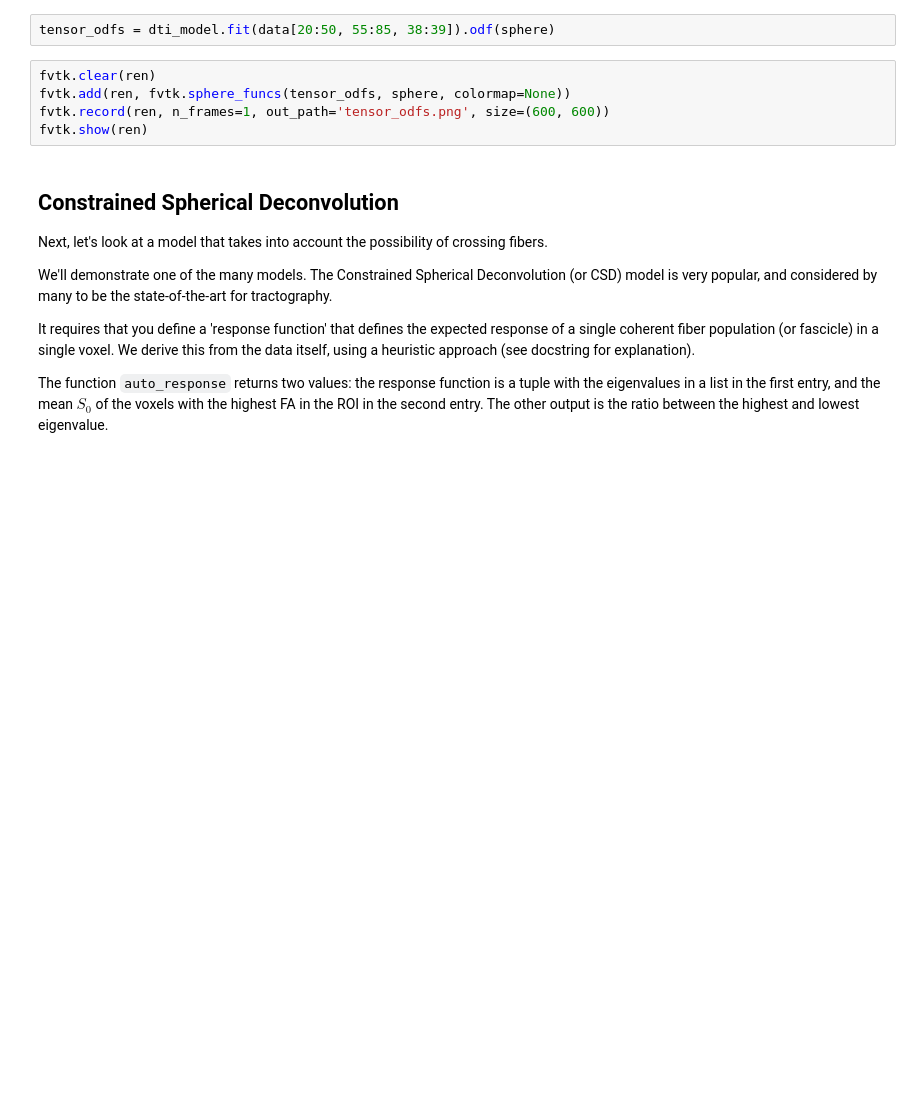
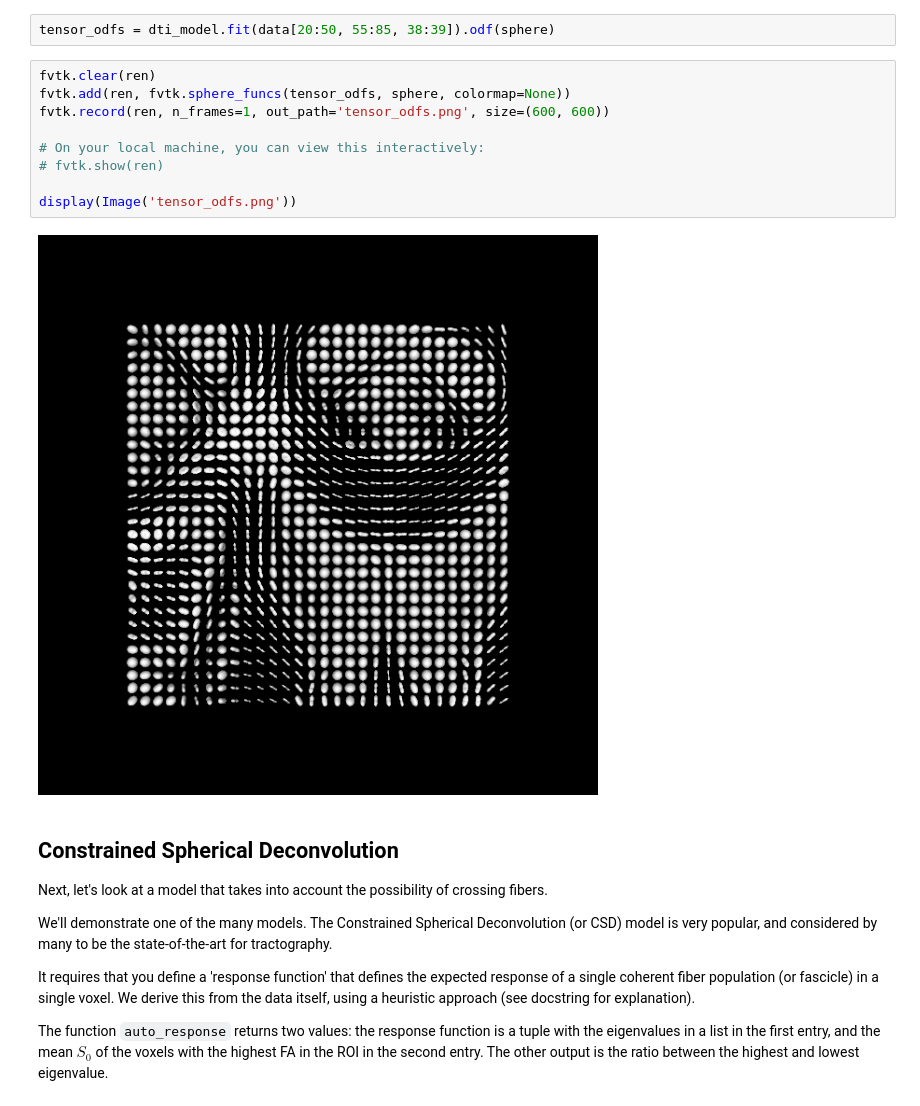
Before and after one commit to datacarpentry/python-neuroimaging-lesson, a Jupyter notebook: dipy/001-dipy-reconstruction.ipynb, the cells around one changed output. Saved outputs shown, nothing was run; the diff lists cells and outputs as text; blank space fills up the shorter version.

```diff
--- a/dipy/001-dipy-reconstruction.ipynb
+++ b/dipy/001-dipy-reconstruction.ipynb
@@ -227,8 +235,14 @@ tensor_odfs = dti_model.fit(data[20:50, 55:85, 38:39]).odf(sphere)
 # %%
 fvtk.clear(ren)
 fvtk.add(ren, fvtk.sphere_funcs(tensor_odfs, sphere, colormap=None))
 fvtk.record(ren, n_frames=1, out_path='tensor_odfs.png', size=(600, 600))
-fvtk.show(ren)
+
+# On your local machine, you can view this interactively:
+# fvtk.show(ren)
+
+display(Image('tensor_odfs.png'))
+# %% [output]
+[figure, added]
 # %% [markdown]
 ## Constrained Spherical Deconvolution
 
```
Also changed, not shown: parts of 11 cells of this notebook, 6 other files.
